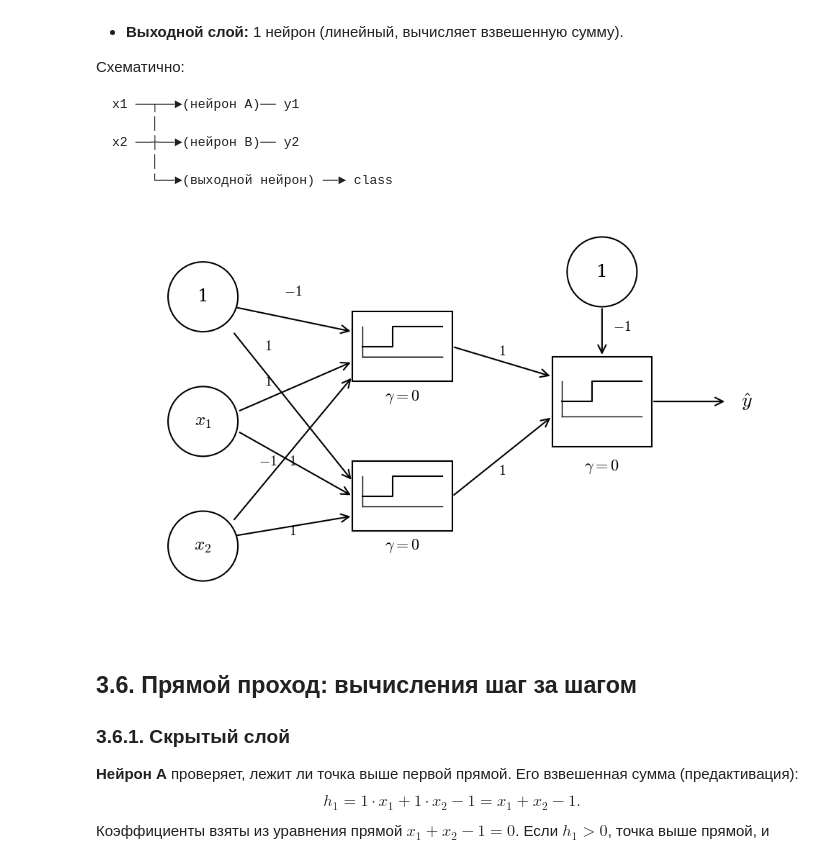
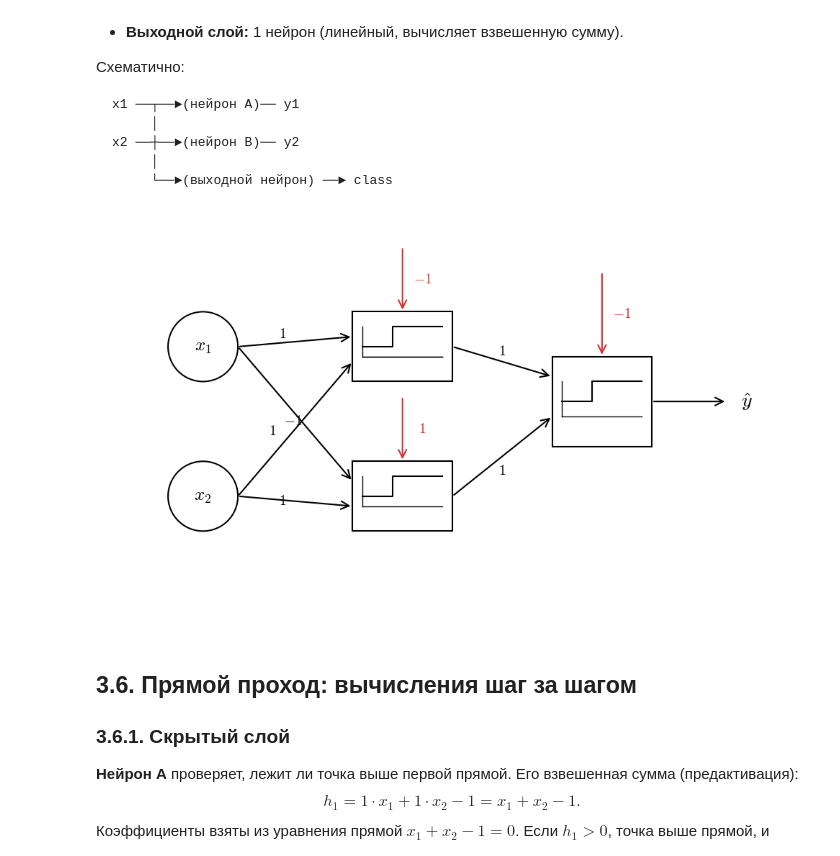
Before and after one commit to CodeHunterOfficial/ArabovMKDeep, a Jupyter notebook: DL-2026/Lecture_1/Lecture_1_Introduction_to_Neural_Networks.ipynb, the cells around one changed output. Saved outputs shown, nothing was run; the diff lists cells and outputs as text; code cells hidden in the pictures.

```diff
--- a/DL-2026/Lecture_1/Lecture_1_Introduction_to_Neural_Networks.ipynb
+++ b/DL-2026/Lecture_1/Lecture_1_Introduction_to_Neural_Networks.ipynb
@@ -1416,21 +1416,18 @@ ax.axis('off')
 r = 0.7
 lw = 1.5
 arrow_props = dict(arrowstyle='->', lw=lw, color='black', mutation_scale=20)
+color_bias = '#D32F2F' # Красный цвет для базисов
 
 # ==========================================
 # 1. РИСУЕМ УЗЛЫ (КРУГИ И ПРЯМОУГОЛЬНИКИ)
 # ==========================================
-# Входы (левые круги)
-ax.add_patch(patches.Circle((2, 6.5), r, fill=True, facecolor='white', edgecolor='black', linewidth=lw, zorder=2))
-ax.add_patch(patches.Circle((2, 4.0), r, fill=True, facecolor='white', edgecolor='black', linewidth=lw, zorder=2))
-ax.add_patch(patches.Circle((2, 1.5), r, fill=True, facecolor='white', edgecolor='black', linewidth=lw, zorder=2))
+# Входы (x1 и x2 выровнены по центрам скрытых боксов: 5.5 и 2.5)
+ax.add_patch(patches.Circle((2, 5.5), r, fill=True, facecolor='white', edgecolor='black', linewidth=lw, zorder=2))
+ax.add_patch(patches.Circle((2, 2.5), r, fill=True, facecolor='white', edgecolor='black', linewidth=lw, zorder=2))
 
 # Скрытый слой (прямоугольники)
 ax.add_patch(patches.Rectangle((5.0, 4.8), 2.0, 1.4, fill=True, facecolor='white', edgecolor='black', linewidth=lw, zorder=2))
 ax.add_patch(patches.Rectangle((5.0, 1.8), 2.0, 1.4, fill=True, facecolor='white', edgecolor='black', linewidth=lw, zorder=2))
-
-# Смещение (Bias) перед выходом
-ax.add_patch(patches.Circle((10, 7), r, fill=True, facecolor='white', edgecolor='black', linewidth=lw, zorder=2))
 
 # Выходной слой (прямоугольник)
 ax.add_patch(patches.Rectangle((9.0, 3.5), 2.0, 1.8, fill=True, facecolor='white', edgecolor='black', linewidth=lw, zorder=2))
@@ -1439,16 +1436,8 @@ ax.add_patch(patches.Rectangle((9.0, 3.5), 2.0, 1.8, fill=True, facecolor='white
 # ==========================================
 # 2. ТЕКСТ ВНУТРИ УЗЛОВ (ТОЛЬКО $...$)
 # ==========================================
-ax.text(2, 6.5, '1', ha='center', va='center', fontsize=18, zorder=3)
-ax.text(2, 4.0, r'$x_1$', ha='center', va='center', fontsize=18, zorder=3)
-ax.text(2, 1.5, r'$x_2$', ha='center', va='center', fontsize=18, zorder=3)
-
-ax.text(10, 7, '1', ha='center', va='center', fontsize=18, zorder=3)
-
-# Подписи под прямоугольниками (ТОЛЬКО $...$)
-ax.text(6.0, 4.5, r'$\gamma = 0$', ha='center', va='center', fontsize=16)
-ax.text(6.0, 1.5, r'$\gamma = 0$', ha='center', va='center', fontsize=16)
-ax.text(10.0, 3.1, r'$\gamma = 0$', ha='center', va='center', fontsize=16)
+ax.text(2, 5.5, r'$x_1$', ha='center', va='center', fontsize=18, zorder=3)
+ax.text(2, 2.5, r'$x_2$', ha='center', va='center', fontsize=18, zorder=3)
 
 
 # ==========================================
@@ -1474,57 +1463,62 @@ ax.plot([9.2, 9.2], [4.1, 4.8], 'k-', lw=1, zorder=3)
 # ==========================================
 # 4. СТРЕЛКИ (СВЯЗИ)
 # ==========================================
-# От '1' к скрытому слою
-ax.annotate('', xy=(5.0, 5.8), xytext=(2.6, 6.3), arrowprops=arrow_props, zorder=1)
-ax.annotate('', xy=(5.0, 2.8), xytext=(2.6, 5.8), arrowprops=arrow_props, zorder=1)
+# От x1 к скрытому слою
+ax.annotate('', xy=(5.0, 5.7), xytext=(2.7, 5.5), arrowprops=arrow_props, zorder=1)
+ax.annotate('', xy=(5.0, 2.8), xytext=(2.7, 5.5), arrowprops=arrow_props, zorder=1)
 
-# От 'x1' к скрытому слою
-ax.annotate('', xy=(5.0, 5.2), xytext=(2.7, 4.2), arrowprops=arrow_props, zorder=1)
-ax.annotate('', xy=(5.0, 2.5), xytext=(2.7, 3.8), arrowprops=arrow_props, zorder=1)
-
-# От 'x2' к скрытому слою
-ax.annotate('', xy=(5.0, 4.9), xytext=(2.6, 2.0), arrowprops=arrow_props, zorder=1)
-ax.annotate('', xy=(5.0, 2.1), xytext=(2.6, 1.7), arrowprops=arrow_props, zorder=1)
+# От x2 к скрытому слою
+ax.annotate('', xy=(5.0, 5.2), xytext=(2.7, 2.5), arrowprops=arrow_props, zorder=1)
+ax.annotate('', xy=(5.0, 2.3), xytext=(2.7, 2.5), arrowprops=arrow_props, zorder=1)
 
 # От скрытого слоя к выходу
 ax.annotate('', xy=(9.0, 4.9), xytext=(7.0, 5.5), arrowprops=arrow_props, zorder=1)
 ax.annotate('', xy=(9.0, 4.1), xytext=(7.0, 2.5), arrowprops=arrow_props, zorder=1)
 
-# От Bias '1' к выходу
-ax.annotate('', xy=(10.0, 5.3), xytext=(10.0, 6.3), arrowprops=arrow_props, zorder=1)
-
 # Выходная стрелка
 ax.annotate('', xy=(12.5, 4.4), xytext=(11.0, 4.4), arrowprops=arrow_props, zorder=1)
+
+# --- КРАСНЫЕ СТРЕЛКИ БАЗИСОВ (СВЕРХУ ВНИЗ) ---
+# Базис для верхнего скрытого нейрона
+ax.annotate('', xy=(6.0, 6.2), xytext=(6.0, 7.5),
+            arrowprops=dict(arrowstyle='->', lw=lw, color=color_bias, mutation_scale=20), zorder=1)
+
+# Базис для нижнего скрытого нейрона
+ax.annotate('', xy=(6.0, 3.2), xytext=(6.0, 4.5),
+            arrowprops=dict(arrowstyle='->', lw=lw, color=color_bias, mutation_scale=20), zorder=1)
+
+# Базис для выходного нейрона
+ax.annotate('', xy=(10.0, 5.3), xytext=(10.0, 7.0),
+            arrowprops=dict(arrowstyle='->', lw=lw, color=color_bias, mutation_scale=20), zorder=1)
 
 
 # ==========================================
 # 5. ПОДПИСИ ВЕСОВ И ВЫХОДА (ТОЛЬКО $...$)
 # ==========================================
 # Веса левой части (входы -> скрытый слой)
-ax.text(3.8, 6.6, r'$-1$', ha='center', va='center', fontsize=14)
-ax.text(3.3, 5.5, r'$1$', ha='center', va='center', fontsize=14)
-ax.text(3.3, 4.8, r'$1$', ha='center', va='center', fontsize=14)
-ax.text(3.3, 3.2, r'$-1$', ha='center', va='center', fontsize=14)
-ax.text(3.8, 3.2, r'$1$', ha='center', va='center', fontsize=14)
-ax.text(3.8, 1.8, r'$1$', ha='center', va='center', fontsize=14)
+ax.text(3.6, 5.75, r'$1$', ha='center', va='center', fontsize=14)
+ax.text(3.8, 4.0, r'$-1$', ha='center', va='center', fontsize=14)
+ax.text(3.4, 3.8, r'$1$', ha='center', va='center', fontsize=14)
+ax.text(3.6, 2.4, r'$1$', ha='center', va='center', fontsize=14)
 
 # Веса правой части (скрытый слой -> выход)
 ax.text(8.0, 5.4, r'$1$', ha='center', va='center', fontsize=14)
 ax.text(8.0, 3.0, r'$1$', ha='center', va='center', fontsize=14)
 
-# Вес от Bias
-ax.text(10.4, 5.9, r'$-1$', ha='center', va='center', fontsize=14)
+# Веса для базисов (КРАСНЫЕ)
+ax.text(6.4, 6.85, r'$-1$', ha='center', va='center', fontsize=14, color=color_bias)
+ax.text(6.4, 3.85, r'$1$', ha='center', va='center', fontsize=14, color=color_bias)
+ax.text(10.4, 6.15, r'$-1$', ha='center', va='center', fontsize=14, color=color_bias)
 
 # Выходная переменная
 ax.text(12.9, 4.4, r'$\hat{y}$', ha='center', va='center', fontsize=20)
-
 
 # Устанавливаем равные пропорции
 ax.set_aspect('equal')
 plt.tight_layout()
 plt.show()
 # %% [output]
-[figure, old version]
+[figure, new version]
 # %% [markdown]
 
 ## 3.6. Прямой проход: вычисления шаг за шагом
```
Also changed, not shown: parts of 3 cells of this notebook.
